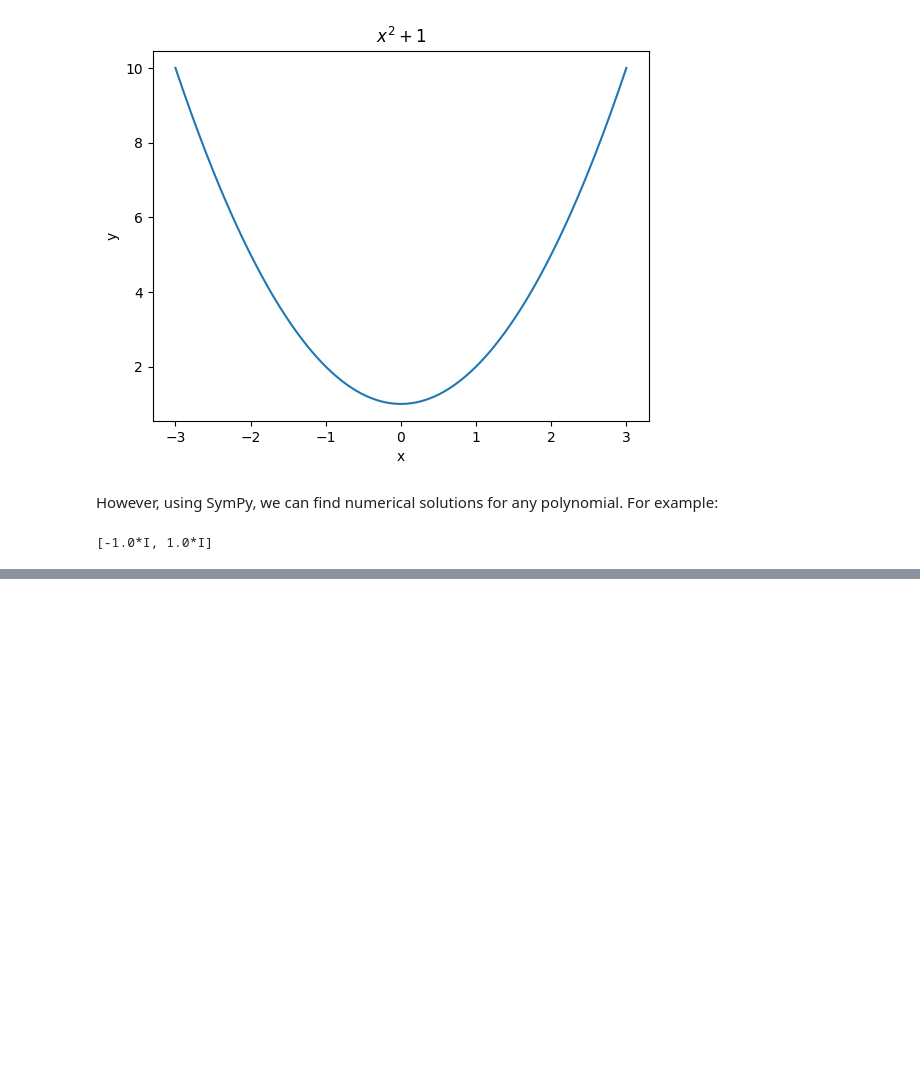
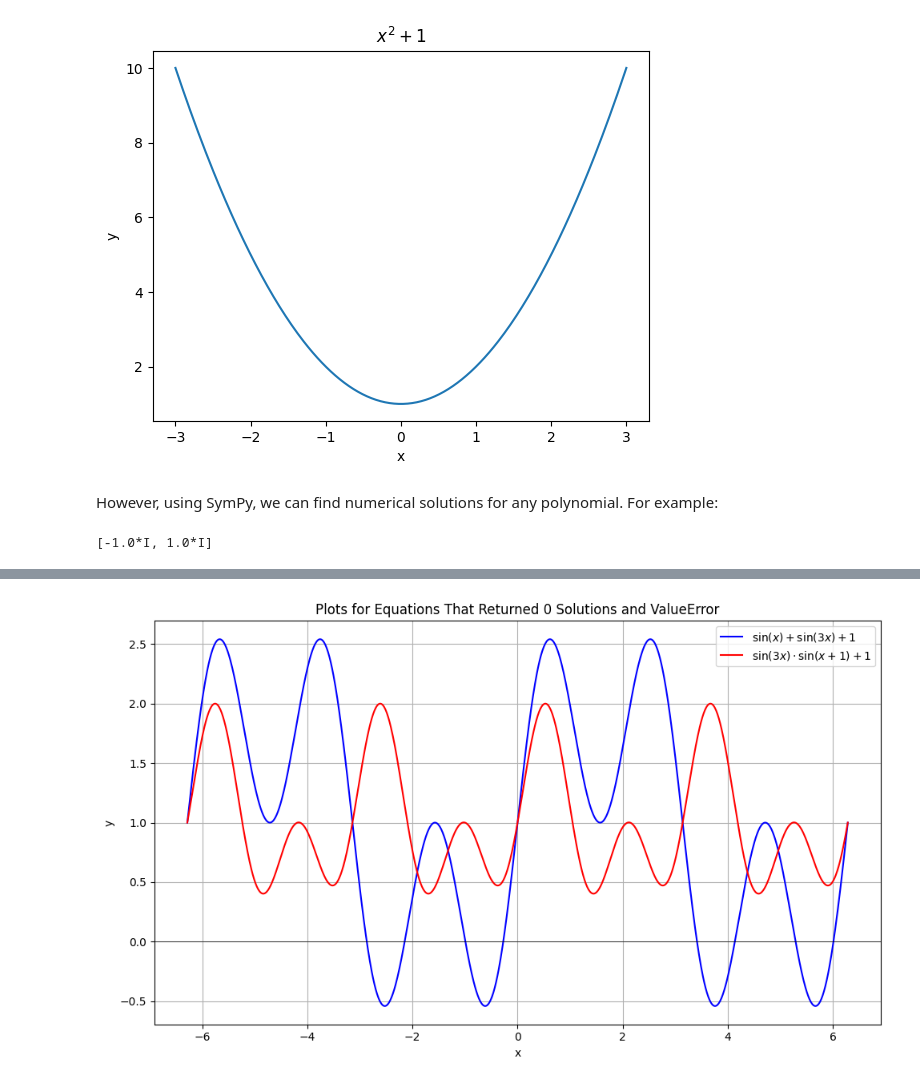
Before and after one commit to scipy-conference/scipy_proceedings, a Jupyter notebook: papers/carl_kadie/main.ipynb, the cells around one changed output, grey strips where cells are left out. Saved outputs shown, nothing was run; the diff lists cells and outputs as text; code cells hidden in the pictures; blank space fills up the shorter version.

Commit message:
generate all plots

```diff
--- a/papers/carl_kadie/main.ipynb
+++ b/papers/carl_kadie/main.ipynb
@@ -471,0 +392,14 @@ Thank you for joining me on this journey. I hope you now have a clearer understa
+# %%
+x = sym.symbols('x')
+f1 = sym.lambdify(x, sym.sin(x) + sym.sin(3*x) + 1, "numpy")
+f2 = sym.lambdify(x, sym.sin(3*x)*sym.sin(x + 1) + 1, "numpy")
+xv = np.linspace(-2*np.pi, 2*np.pi, 1000)
+plt.figure(figsize=(10, 6))
+plt.plot(xv, f1(xv), label=r'$\sin(x) + \sin(3x) + 1$', color='blue')
+plt.plot(xv, f2(xv), label=r'$\sin(3x) \cdot \sin(x + 1) + 1$', color='red')
+plt.axhline(0, color='black', lw=0.5)
+plt.title("Plots for Equations That Returned 0 Solutions and ValueError")
+plt.xlabel("x"), plt.ylabel("y"), plt.legend(), plt.grid(True), plt.tight_layout()
+plt.show()
+# %% [output]
+[figure, added]
```
Also changed, not shown: parts of 5 cells of this notebook.
